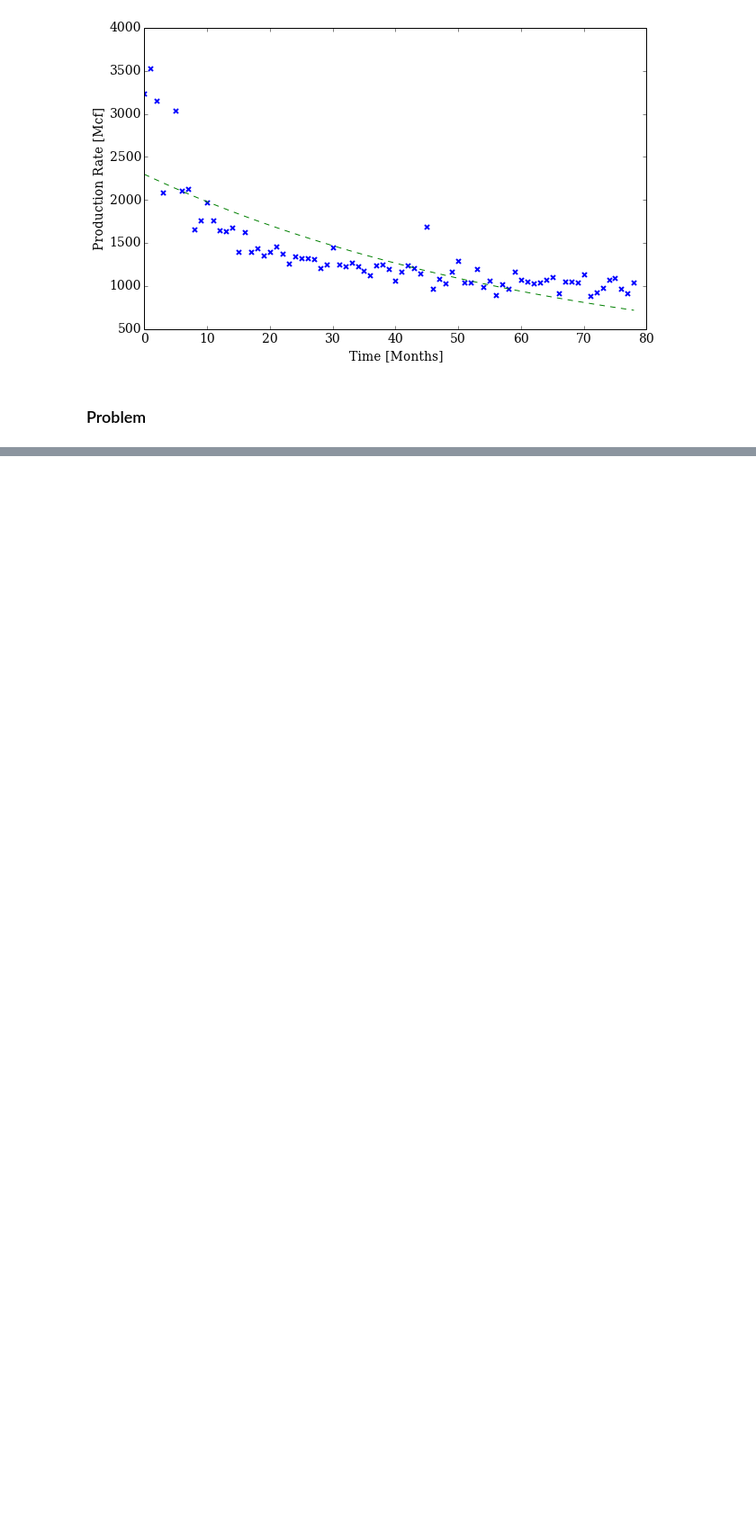
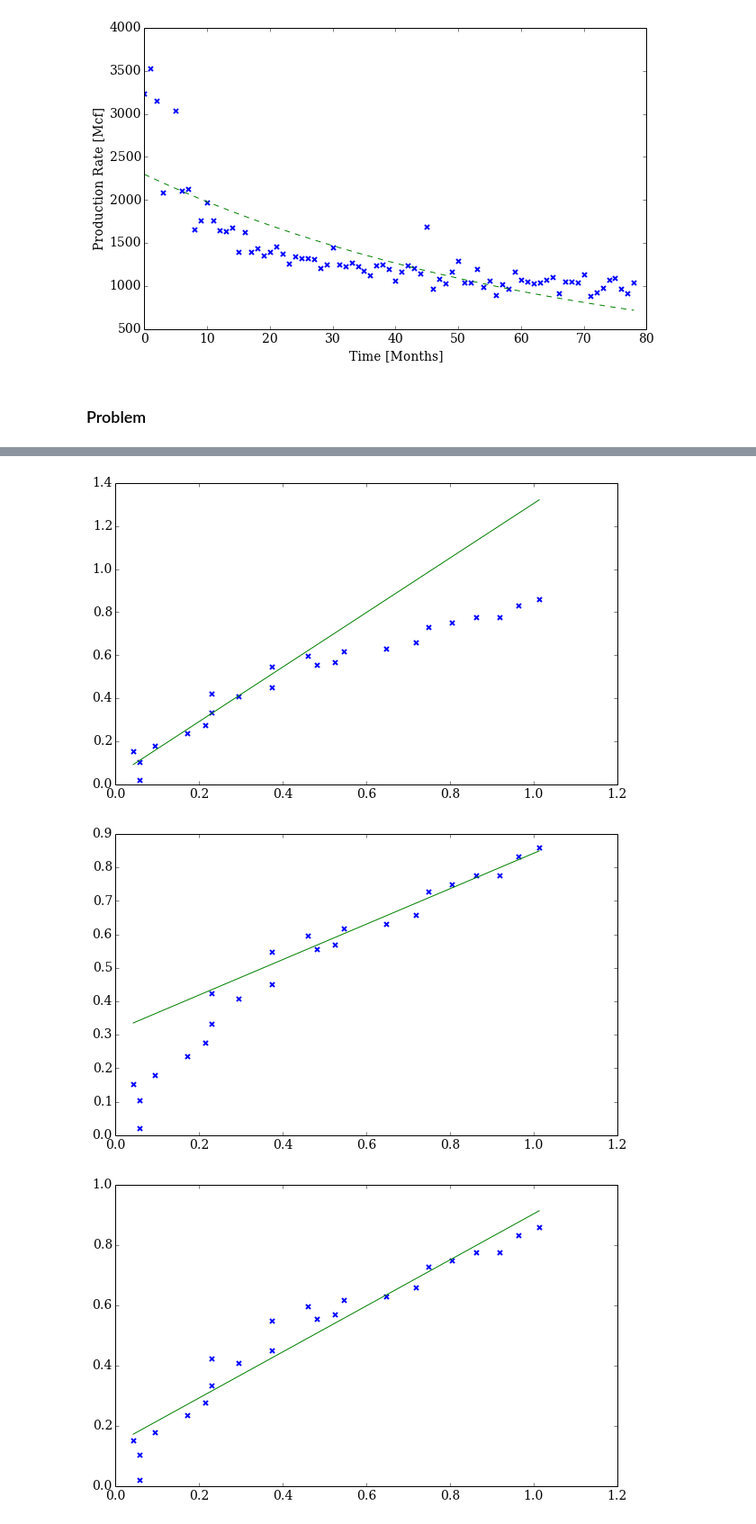
Before and after one commit to philippslang/nummet_I, a Jupyter notebook: CurvefittingInterpolation.ipynb, the cells around one changed output, grey strips where cells are left out. Shown at 90% size. Saved outputs shown, nothing was run; the diff lists cells and outputs as text; code cells hidden in the pictures; blank space fills up the shorter version.

```diff
--- a/CurvefittingInterpolation.ipynb
+++ b/CurvefittingInterpolation.ipynb
@@ -275,3 +342,61 @@ and for exponential use
 \begin{equation}
 f(x) = a + x^b
 \end{equation}
+# %%
+x = np.array([0.057,0.057,0.043,0.094,0.173,0.216,0.231,0.231,0.295,0.374,0.375,0.461,0.482,0.525,0.547,0.647,0.719,0.748,0.805,
+              0.862,0.919,0.963,1.013])
+y = np.array([0.020,0.104,0.152,0.180,0.236,0.277,0.333,0.423,0.409,0.451,0.548,0.597,0.555,0.569,0.618,0.631,0.659,0.729,0.75,
+              0.777,0.777,0.833,0.861])
+
+# linear fit - (a), (b), (c)
+def linear(x, a, b):
+    return a + b*x
+
+# exponential - (d)
+def exponential(x, a, b):
+    return a + x**b
+
+# (a)
+x_border = 0.4
+po_lin_short, pc_lin_short = scop.curve_fit(linear, x[x<x_border], y[x<x_border])
+# (b)
+po_lin_long, pc_lin_long = scop.curve_fit(linear, x[x>x_border], y[x>x_border])
+# (c)
+po_lin, pc_lin = scop.curve_fit(linear, x, y)
+# (d)
+po_exp, pc_exp = scop.curve_fit(exponential, x, y)
+
+# sample fit over
+x_fit = np.linspace(np.min(x), np.max(x), 100)
+# (a)
+y_fit_lin_short = linear(x_fit, *po_lin_short)
+# (b)
+y_fit_lin_long = linear(x_fit, *po_lin_long)
+# (c)
+y_fit_lin = linear(x_fit, *po_lin)
+# (d)
+y_fit_exp = exponential(x_fit, *po_exp)
+
+# (a)
+plt.plot(x, y, 'x', mew=2, ms=5)
+plt.plot(x_fit, y_fit_lin_short)
+plt.show()
+
+# (b)
+plt.plot(x, y, 'x', mew=2, ms=5)
+plt.plot(x_fit, y_fit_lin_long)
+plt.show()
+
+# (c)
+plt.plot(x, y, 'x', mew=2, ms=5)
+plt.plot(x_fit, y_fit_lin)
+plt.show()
+
+# (d)
+plt.plot(x, y, 'x', mew=2, ms=5)
+plt.plot(x_fit, y_fit_exp)
+plt.show()
+# %% [output]
+[figure, added]
+[figure, added]
+[figure, added]
```
Also changed, not shown: parts of 8 cells of this notebook.
